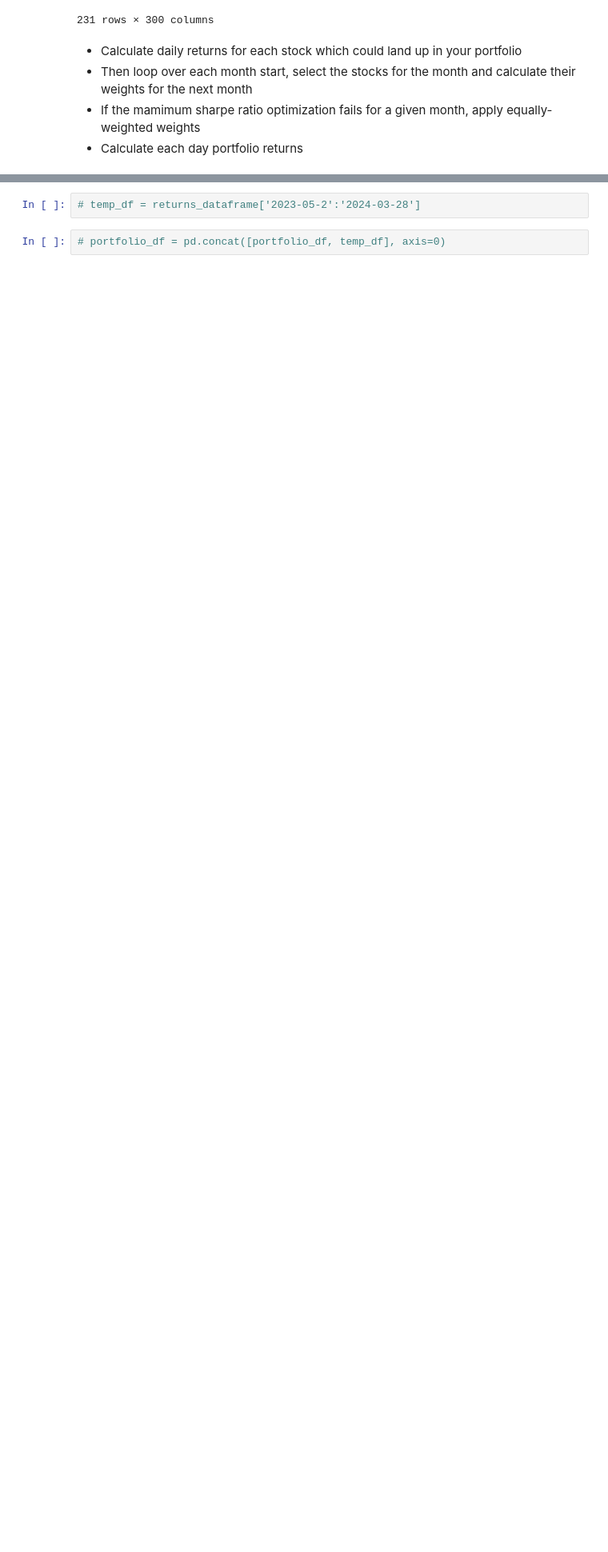
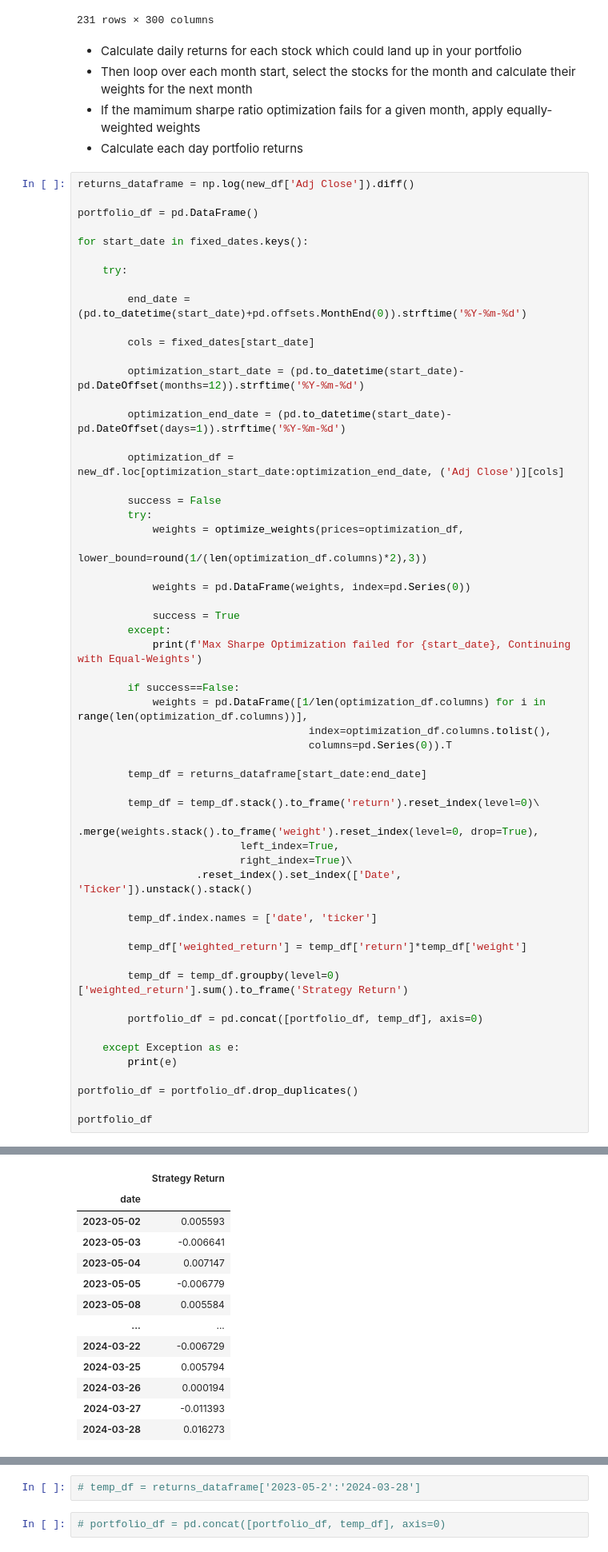
Before and after one commit to amm7903/NZX50, a Jupyter notebook: nzx50_attempt_2.ipynb, the cells around one changed output, grey strips where cells are left out. Shown at 80% size. Cells and saved outputs as stored; diff of their text form; blank space fills up the shorter version.

Commit message:
Finally got the sharpe ratio to work!!!

```diff
--- a/nzx50_attempt_2.ipynb
+++ b/nzx50_attempt_2.ipynb
@@ -528,3 +528,61 @@ new_df
 * Then loop over each month start, select the stocks for the month and calculate their weights for the next month
 * If the mamimum sharpe ratio optimization fails for a given month, apply equally-weighted weights
 * Calculate each day portfolio returns
+# %%
+returns_dataframe = np.log(new_df['Adj Close']).diff()
+
+portfolio_df = pd.DataFrame()
+
+for start_date in fixed_dates.keys():
+
+    try:
+
+        end_date = (pd.to_datetime(start_date)+pd.offsets.MonthEnd(0)).strftime('%Y-%m-%d')
+
+        cols = fixed_dates[start_date]
+
+        optimization_start_date = (pd.to_datetime(start_date)-pd.DateOffset(months=12)).strftime('%Y-%m-%d')
+
+        optimization_end_date = (pd.to_datetime(start_date)-pd.DateOffset(days=1)).strftime('%Y-%m-%d')
+
+        optimization_df = new_df.loc[optimization_start_date:optimization_end_date, ('Adj Close')][cols]
+
+        success = False
+        try:
+            weights = optimize_weights(prices=optimization_df,
+                                   lower_bound=round(1/(len(optimization_df.columns)*2),3))
+
+            weights = pd.DataFrame(weights, index=pd.Series(0))
+
+            success = True
+        except:
+            print(f'Max Sharpe Optimization failed for {start_date}, Continuing with Equal-Weights')
+
+        if success==False:
+            weights = pd.DataFrame([1/len(optimization_df.columns) for i in range(len(optimization_df.columns))],
+                                     index=optimization_df.columns.tolist(),
+                                     columns=pd.Series(0)).T
+
+        temp_df = returns_dataframe[start_date:end_date]
+
+        temp_df = temp_df.stack().to_frame('return').reset_index(level=0)\
+                   .merge(weights.stack().to_frame('weight').reset_index(level=0, drop=True),
+                          left_index=True,
+                          right_index=True)\
+                   .reset_index().set_index(['Date', 'Ticker']).unstack().stack()
+
+        temp_df.index.names = ['date', 'ticker']
+
+        temp_df['weighted_return'] = temp_df['return']*temp_df['weight']
+
+        temp_df = temp_df.groupby(level=0)['weighted_return'].sum().to_frame('Strategy Return')
+
+        portfolio_df = pd.concat([portfolio_df, temp_df], axis=0)
+
+    except Exception as e:
+        print(e)
+
+portfolio_df = portfolio_df.drop_duplicates()
+
+portfolio_df
+# %% [output]
@@ -530,0 +599,13 @@ new_df
+|  | Strategy Return |
+| date |  |
+| 2023-05-02 | 0.005593 |
+| 2023-05-03 | -0.006641 |
+| 2023-05-04 | 0.007147 |
+| 2023-05-05 | -0.006779 |
+| 2023-05-08 | 0.005584 |
+| ... | ... |
+| 2024-03-22 | -0.006729 |
+| 2024-03-25 | 0.005794 |
+| 2024-03-26 | 0.000194 |
+| 2024-03-27 | -0.011393 |
+| 2024-03-28 | 0.016273 |
```
Also changed, not shown: parts of 17 cells of this notebook.
